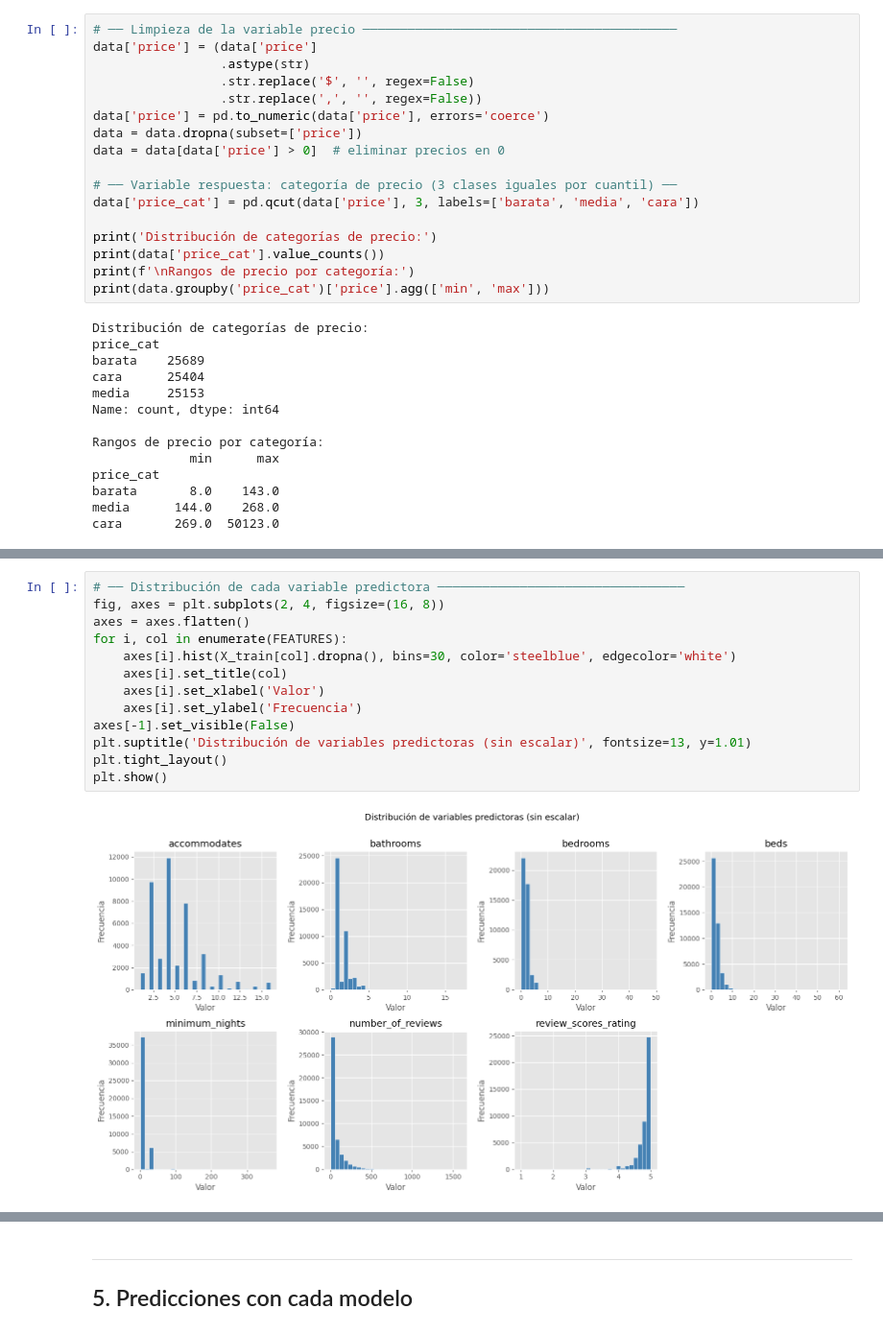
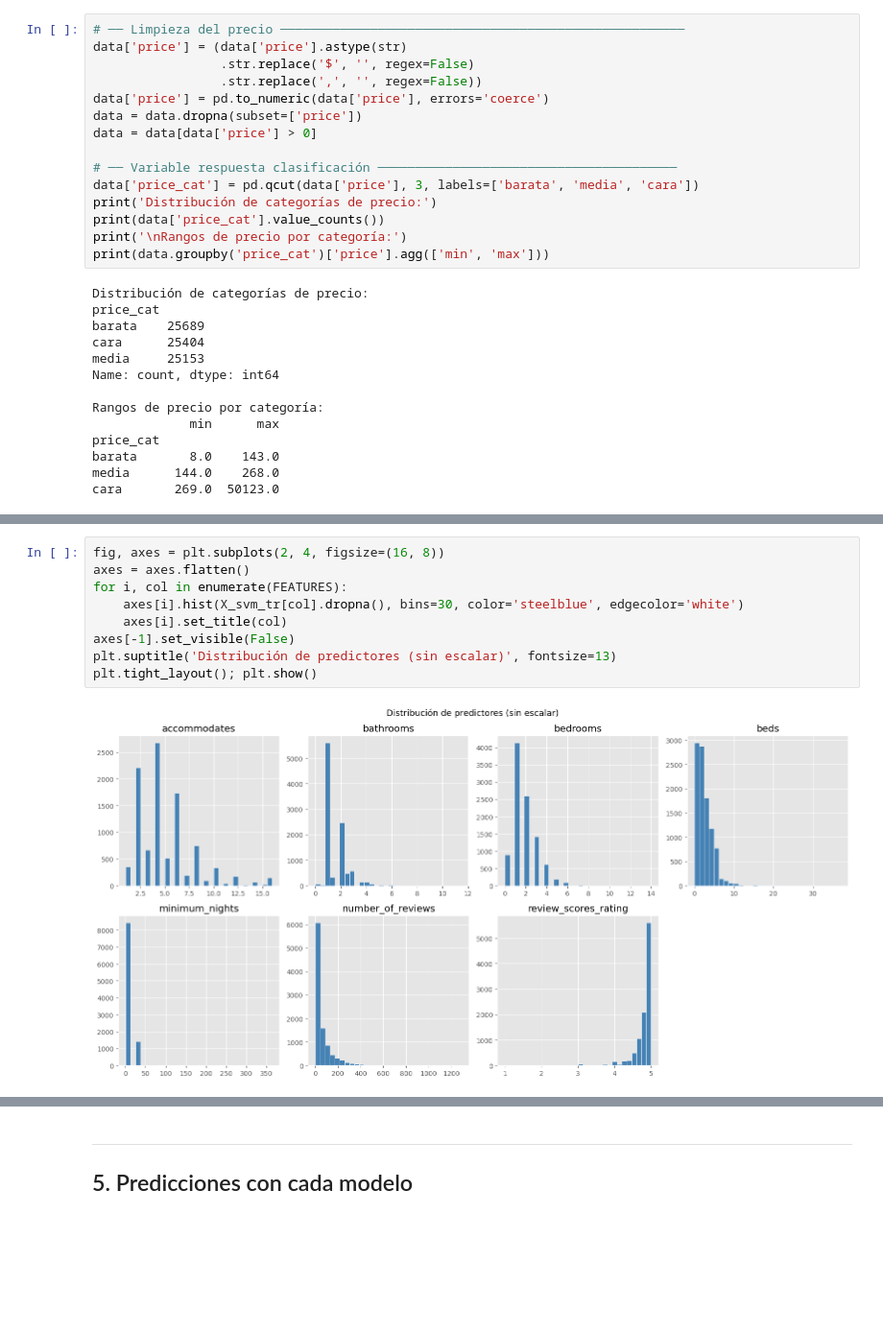
Before and after one commit to JPLopez23/Lab8Min, a Jupyter notebook: laboratorio8.ipynb, the cells around one changed output, grey strips where cells are left out. Shown at 96% size. Saved outputs shown, nothing was run; the diff lists cells and outputs as text; blank space fills up the shorter version.

```diff
--- a/laboratorio8.ipynb
+++ b/laboratorio8.ipynb
@@ -38,19 +44,17 @@ Dimensiones originales: (171748, 80)
 # %%
-# ── Limpieza de la variable precio ──────────────────────────────────────────
-data['price'] = (data['price']
-                 .astype(str)
+# ── Limpieza del precio ──────────────────────────────────────────────────────
+data['price'] = (data['price'].astype(str)
                  .str.replace('$', '', regex=False)
                  .str.replace(',', '', regex=False))
 data['price'] = pd.to_numeric(data['price'], errors='coerce')
 data = data.dropna(subset=['price'])
-data = data[data['price'] > 0]  # eliminar precios en 0
+data = data[data['price'] > 0]
 
-# ── Variable respuesta: categoría de precio (3 clases iguales por cuantil) ──
+# ── Variable respuesta clasificación ────────────────────────────────────────
 data['price_cat'] = pd.qcut(data['price'], 3, labels=['barata', 'media', 'cara'])
-
 print('Distribución de categorías de precio:')
 print(data['price_cat'].value_counts())
-print(f'\nRangos de precio por categoría:')
+print('\nRangos de precio por categoría:')
 print(data.groupby('price_cat')['price'].agg(['min', 'max']))
 # %% [output]
 Distribución de categorías de precio:
@@ -127,15 +138,11 @@ Estadísticas descriptivas (X_train):
 # %%
-# ── Distribución de cada variable predictora ─────────────────────────────────
 fig, axes = plt.subplots(2, 4, figsize=(16, 8))
 axes = axes.flatten()
 for i, col in enumerate(FEATURES):
-    axes[i].hist(X_train[col].dropna(), bins=30, color='steelblue', edgecolor='white')
+    axes[i].hist(X_svm_tr[col].dropna(), bins=30, color='steelblue', edgecolor='white')
     axes[i].set_title(col)
-    axes[i].set_xlabel('Valor')
-    axes[i].set_ylabel('Frecuencia')
 axes[-1].set_visible(False)
-plt.suptitle('Distribución de variables predictoras (sin escalar)', fontsize=13, y=1.01)
-plt.tight_layout()
-plt.show()
+plt.suptitle('Distribución de predictores (sin escalar)', fontsize=13)
+plt.tight_layout(); plt.show()
 # %% [output]
-[figure, old version]
+[figure, new version]
```
Also changed, not shown: parts of 33 cells of this notebook.
